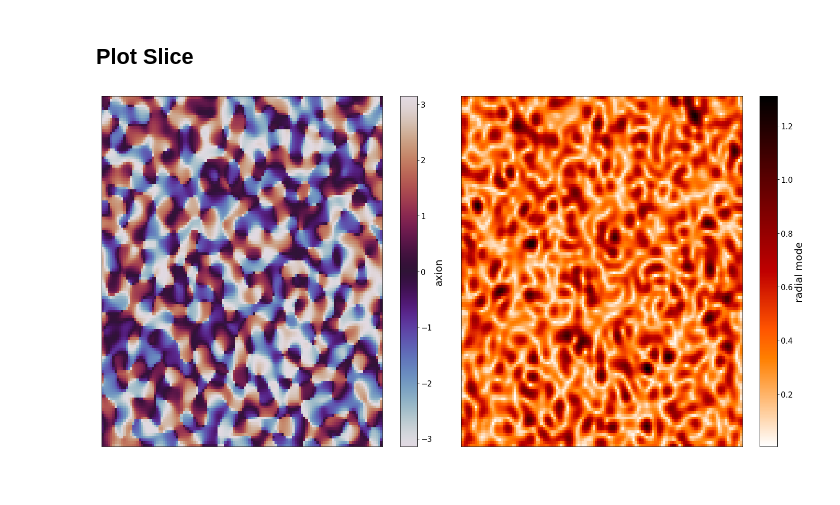
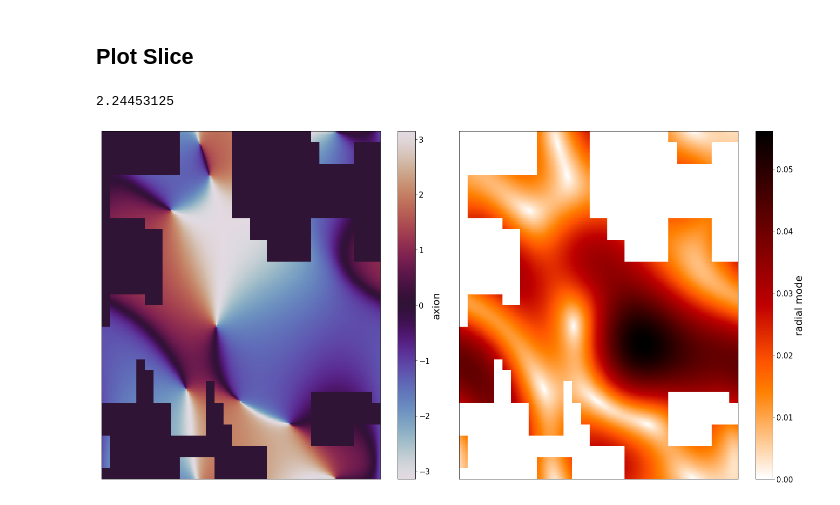
Before and after one commit to MSABuschmann/sledgehamr, a Jupyter notebook: examples/axion_strings/axion_strings.ipynb, the cells around one changed output. Drawn from its saved outputs; the diff is of its cells as text; code cells hidden in the pictures.

```diff
--- a/examples/axion_strings/axion_strings.ipynb
+++ b/examples/axion_strings/axion_strings.ipynb
@@ -34,34 +28,37 @@ times: [0.2078125 0.4234375]
 ## Plot Slice
 # %%
 # id of slice to be plotted
-i = 0
+i = 4
+lev = 1
 
 # Read Slice
-slices = out.GetSlices(i, 'x', 0, ['Psi1', 'Psi2'])
+slices = out.GetSlices(i, 'x', lev, ['Psi1', 'Psi2'])
 t = slices['t']
+print(t)
 axion = np.arctan2(slices['Psi2'], slices['Psi1'])
 radial_mode = np.sqrt(slices['Psi1']**2 + slices['Psi2']**2)
 
 # Plot
 fig, ax = plt.subplots(figsize=(20,10),ncols=2)
 
 dim = np.shape(axion)[0]
 axis = np.linspace(0,1,dim)
 im = ax[0].pcolormesh(axis,axis,axion,
                       cmap='twilight',vmin=-np.pi,vmax=np.pi)
 cb = fig.colorbar(im, ax=ax[0])
 cb.ax.tick_params(labelsize=15)
 cb.set_label(label='axion',fontsize=20)
 ax[0].set_xticks([])
 ax[0].set_yticks([])
 
 im = ax[1].pcolormesh(axis,axis,radial_mode,cmap='gist_heat_r')
 cb = fig.colorbar(im, ax=ax[1])
 cb.ax.tick_params(labelsize=15)
 cb.set_label(label='radial mode',fontsize=20)
 ax[1].set_xticks([])
 ax[1].set_yticks([])
 
 plt.tight_layout()
 # %% [output]
+2.24453125
-[figure, old version]
+[figure, new version]
```
Also changed, not shown: parts of 3 cells of this notebook.
